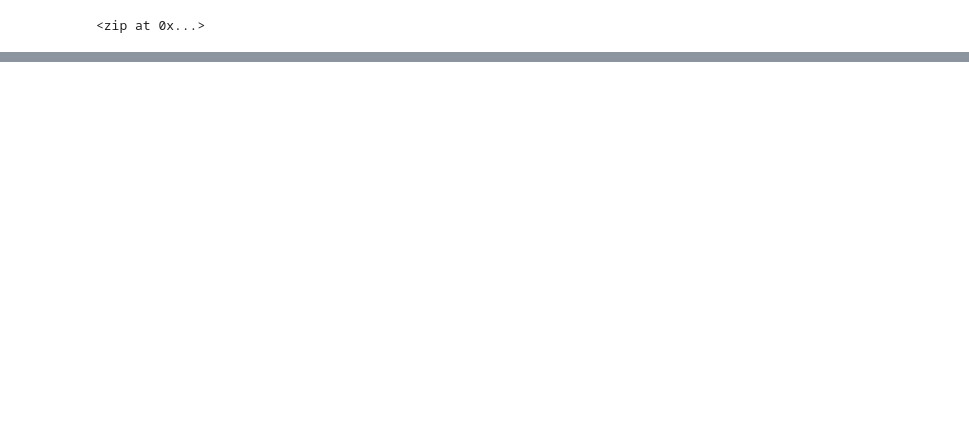
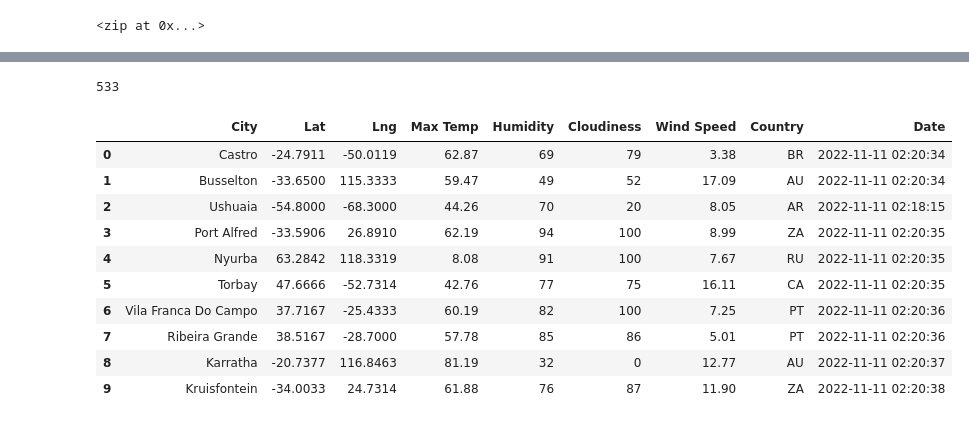
Before and after one commit to scottemac00/World_Weather_Analysis, a Jupyter notebook: WeatherPy.ipynb, the cells around one changed output, grey strips where cells are left out. Drawn from its saved outputs; the diff is of its cells as text; code cells hidden in the pictures; blank space fills up the shorter version.

```diff
--- a/WeatherPy.ipynb
+++ b/WeatherPy.ipynb
@@ -74,10 +74,11 @@ len(cities)
 # %%
+# Import the requests library
+import requests
+# Import the API key
+from config import weather_api_key
+# Generate the starting URL for the Weather Map API Call
+url = "https://api.openweathermap.org/data/2.5/weather?units=Imperial&APPID=" + weather_api_key
 # Import the time library and the datetime module from the datetime library
 import time
 from datetime import datetime
-import requests
-# Import the requests library.
-import requests
-# Import the API key.
-from config import weather_api_key
 # %%
@@ -173,0 +174,20 @@ City not found; Skipping...
+# %%
+len(city_data)
+# %% [output]
+533
+# %%
+# Convert the array of dictionaries to a Pandas DataFrame.
+city_data_df = pd.DataFrame(city_data)
+city_data_df.head(10)
+# %% [output]
+|  | City | Lat | Lng | Max Temp | Humidity | Cloudiness | Wind Speed | Country | Date |
+| 0 | Castro | -24.7911 | -50.0119 | 62.87 | 69 | 79 | 3.38 | BR | 2022-11-11 02:20:34 |
+| 1 | Busselton | -33.6500 | 115.3333 | 59.47 | 49 | 52 | 17.09 | AU | 2022-11-11 02:20:34 |
+| 2 | Ushuaia | -54.8000 | -68.3000 | 44.26 | 70 | 20 | 8.05 | AR | 2022-11-11 02:18:15 |
+| 3 | Port Alfred | -33.5906 | 26.8910 | 62.19 | 94 | 100 | 8.99 | ZA | 2022-11-11 02:20:35 |
+| 4 | Nyurba | 63.2842 | 118.3319 | 8.08 | 91 | 100 | 7.67 | RU | 2022-11-11 02:20:35 |
+| 5 | Torbay | 47.6666 | -52.7314 | 42.76 | 77 | 75 | 16.11 | CA | 2022-11-11 02:20:35 |
+| 6 | Vila Franca Do Campo | 37.7167 | -25.4333 | 60.19 | 82 | 100 | 7.25 | PT | 2022-11-11 02:20:36 |
+| 7 | Ribeira Grande | 38.5167 | -28.7000 | 57.78 | 85 | 86 | 5.01 | PT | 2022-11-11 02:20:36 |
+| 8 | Karratha | -20.7377 | 116.8463 | 81.19 | 32 | 0 | 12.77 | AU | 2022-11-11 02:20:37 |
+| 9 | Kruisfontein | -34.0033 | 24.7314 | 61.88 | 76 | 87 | 11.90 | ZA | 2022-11-11 02:20:38 |
```
Also changed, not shown: parts of 6 cells of this notebook.
